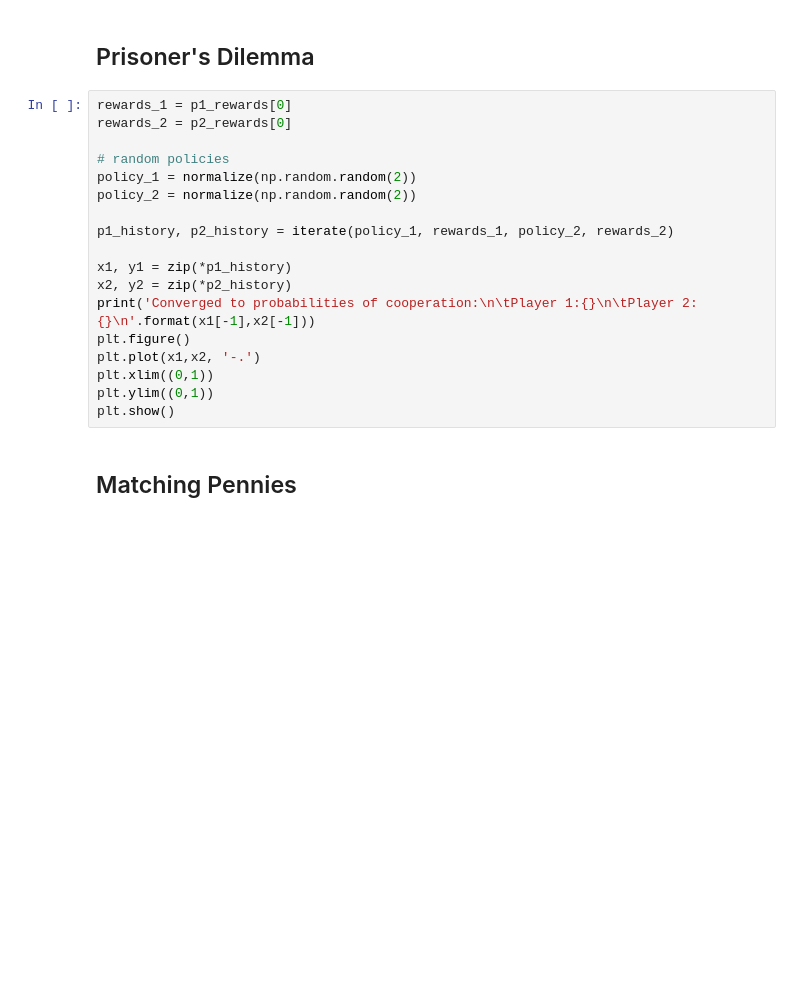
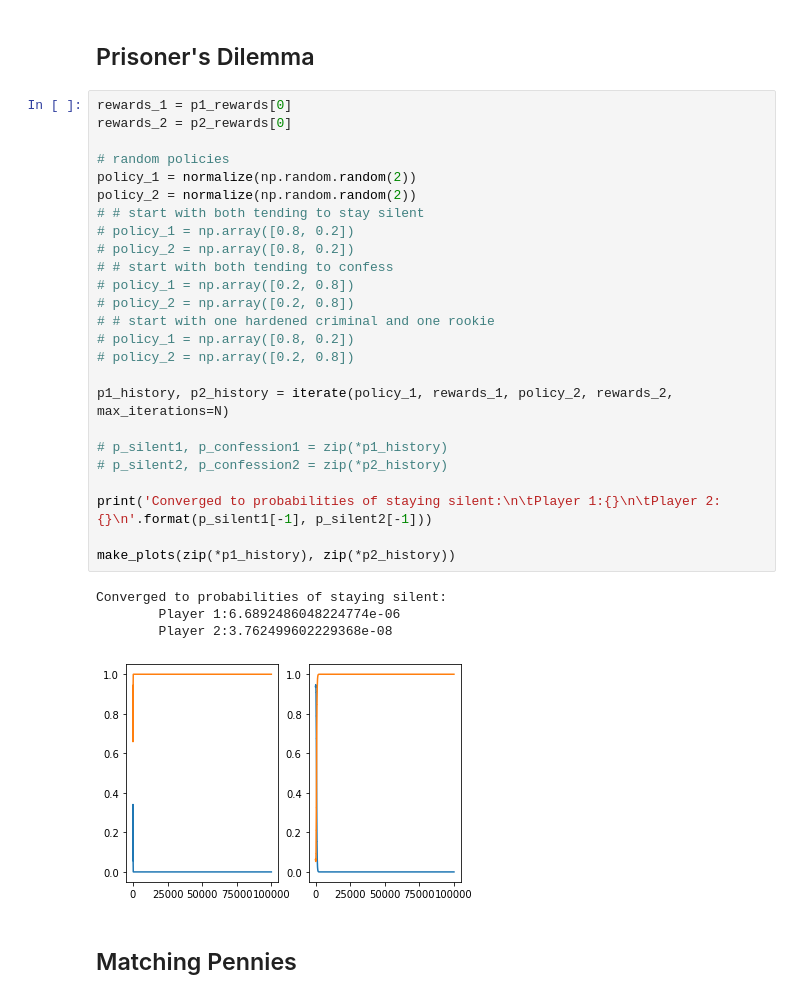
Before and after one commit to hughmor/rl-matrix-games, a Jupyter notebook: report.ipynb, the cells around one changed output. Drawn from its saved outputs; the diff is of its cells as text; blank space fills up the shorter version.

Commit message:
plotted iteration for all 3 policies

```diff
--- a/report.ipynb
+++ b/report.ipynb
@@ -13,21 +30,33 @@ import numpy as np
 # %%
 rewards_1 = p1_rewards[0]
 rewards_2 = p2_rewards[0]
 
 # random policies
 policy_1 = normalize(np.random.random(2))
 policy_2 = normalize(np.random.random(2))
+# # start with both tending to stay silent
+# policy_1 = np.array([0.8, 0.2])
+# policy_2 = np.array([0.8, 0.2])
+# # start with both tending to confess
+# policy_1 = np.array([0.2, 0.8])
+# policy_2 = np.array([0.2, 0.8])
+# # start with one hardened criminal and one rookie
+# policy_1 = np.array([0.8, 0.2])
+# policy_2 = np.array([0.2, 0.8])
 
-p1_history, p2_history = iterate(policy_1, rewards_1, policy_2, rewards_2)
+p1_history, p2_history = iterate(policy_1, rewards_1, policy_2, rewards_2, max_iterations=N)
 
-x1, y1 = zip(*p1_history)
-x2, y2 = zip(*p2_history)
-print('Converged to probabilities of cooperation:\n\tPlayer 1:{}\n\tPlayer 2:{}\n'.format(x1[-1],x2[-1]))
-plt.figure()
-plt.plot(x1,x2, '-.')
-plt.xlim((0,1))
-plt.ylim((0,1))
-plt.show()
+# p_silent1, p_confession1 = zip(*p1_history)
+# p_silent2, p_confession2 = zip(*p2_history)
+
+print('Converged to probabilities of staying silent:\n\tPlayer 1:{}\n\tPlayer 2:{}\n'.format(p_silent1[-1], p_silent2[-1]))
+
+make_plots(zip(*p1_history), zip(*p2_history))
+# %% [output]
+Converged to probabilities of staying silent:
+        Player 1:6.6892486048224774e-06
+        Player 2:3.762499602229368e-08
+[figure, added]
 # %% [markdown]
 ## Matching Pennies
 # %%
```
Also changed, not shown: parts of 4 cells of this notebook.
